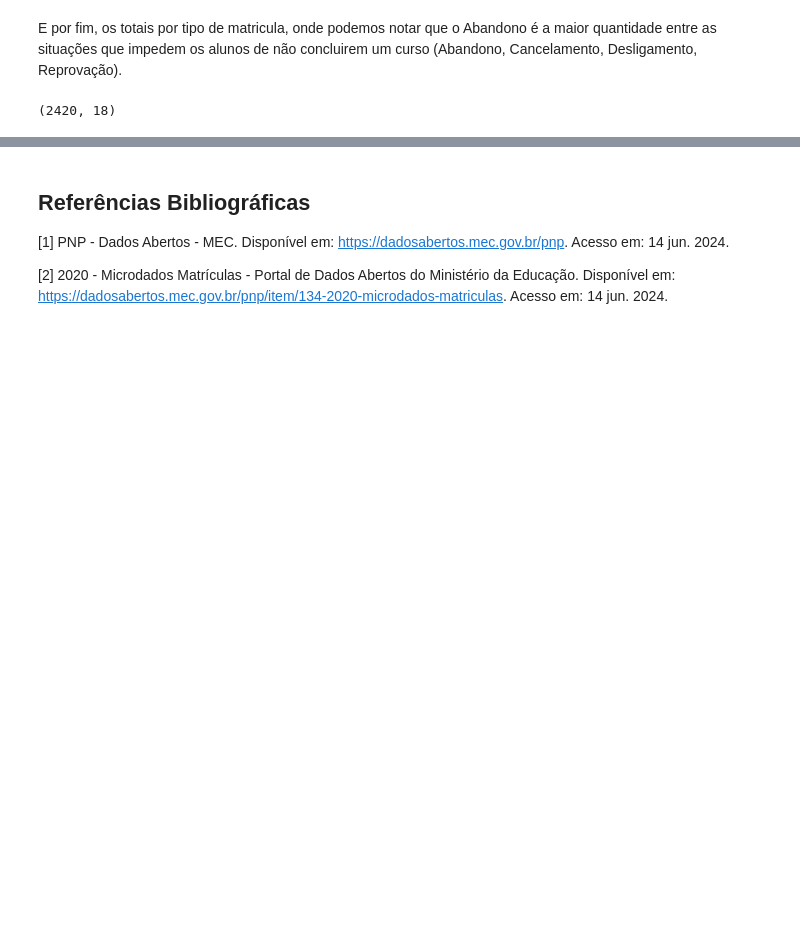
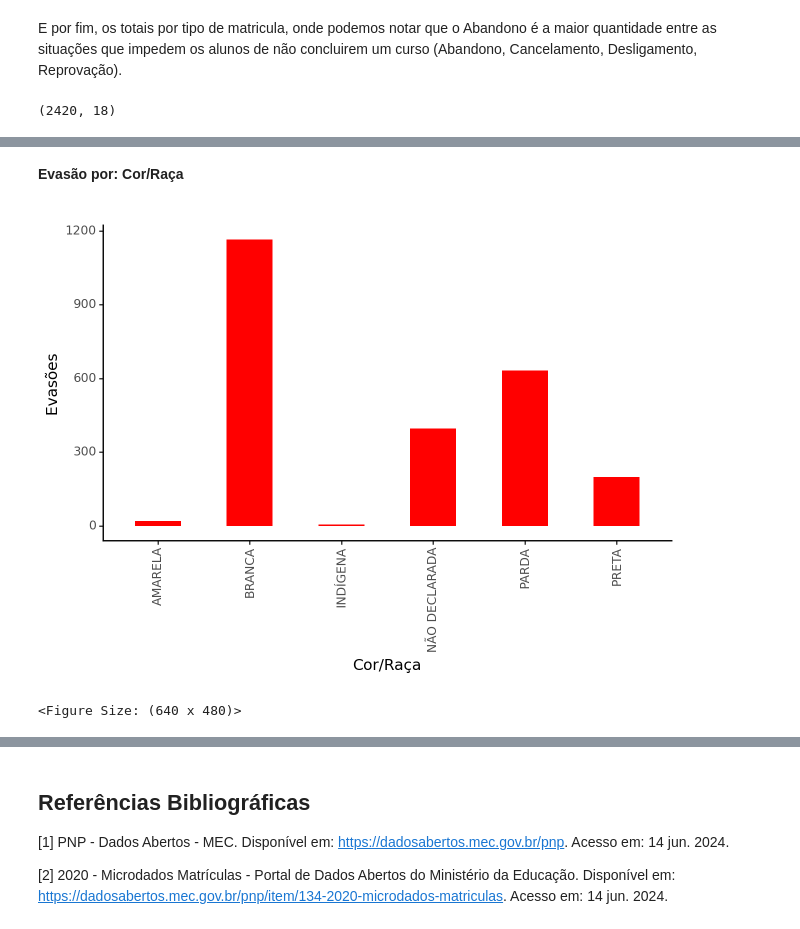
Before and after one commit to prof-LuizAlbano/feec-analise-dados-visual, a Jupyter notebook: Tarefas/ProjetoFinal/ProjetoFinal_Evasao_de_alunos.ipynb, the cells around one changed output, grey strips where cells are left out. Cells and saved outputs as stored; diff of their text form; code cells hidden in the pictures; blank space fills up the shorter version.

```diff
--- a/Tarefas/ProjetoFinal/ProjetoFinal_Evasao_de_alunos.ipynb
+++ b/Tarefas/ProjetoFinal/ProjetoFinal_Evasao_de_alunos.ipynb
@@ -292,0 +342,15 @@ df_evaded.shape
+# %% [markdown]
+**Evasão por: Cor/Raça**
+# %%
+#Cor/Raça
+
+(
+    ggplot(df_evaded, aes(x="Cor/Raça"))
+    + geom_histogram(binwidth=0.5, show_legend=True, fill="red")
+    + labs(y="Evasões")
+    + theme_classic()
+    + theme(axis_text_x = element_text(angle=90))
+)
+# %% [output]
+[figure, added]
+<Figure Size: (640 x 480)>
```
Also changed, not shown: parts of 21 cells of this notebook.
